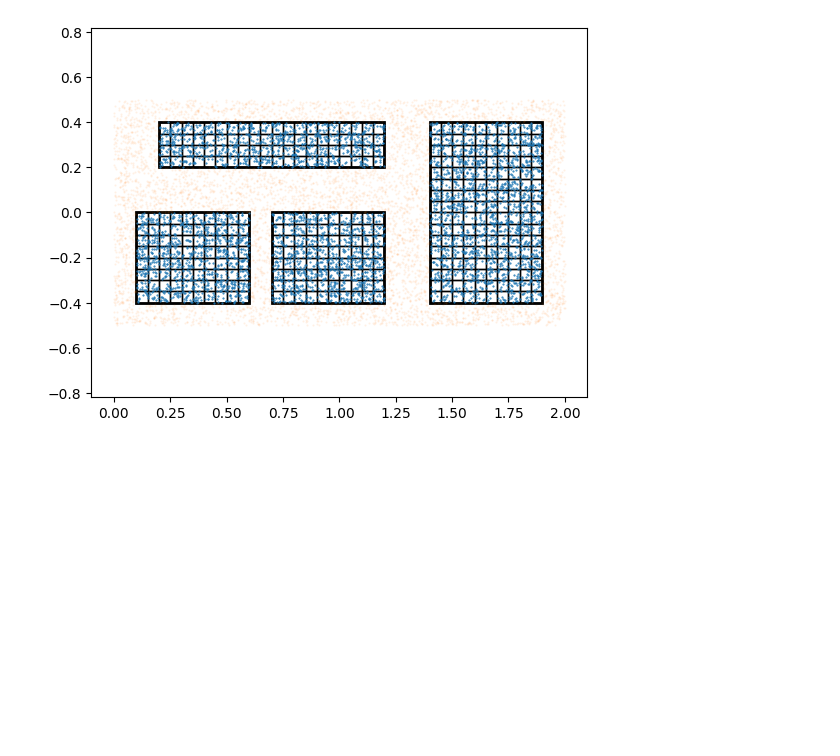
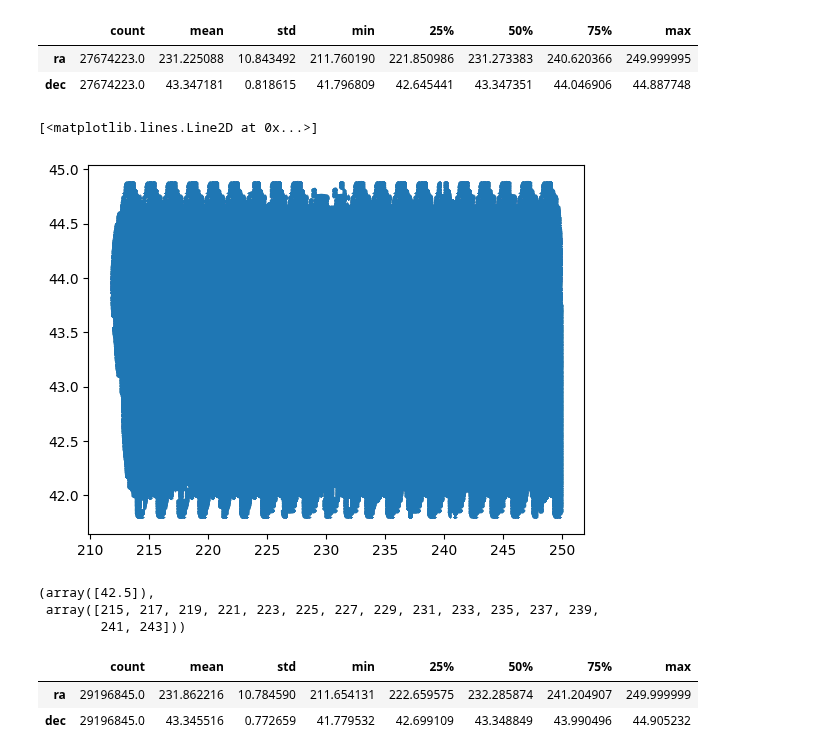
Before and after one commit to msssivadas10/cic_tests, a Jupyter notebook: count_in_cells/test.ipynb, the cells around one changed output. Drawn from its saved outputs; the diff is of its cells as text; code cells hidden in the pictures; blank space fills up the shorter version.

```diff
--- a/count_in_cells/test.ipynb
+++ b/count_in_cells/test.ipynb
@@ -7,40 +6,32 @@ from scipy.stats import binned_statistic_2d
-# %%
-rnd.seed(0)
-coord = rnd.uniform(low = (0.0, -0.5), high = (2.0, 0.5), size = (10_000, 2))
-
-patches = [(0.1, -0.4, 0.5, 0.4),
-           (0.7, -0.4, 0.5, 0.4),
-           (0.2, 0.2, 1.0, 0.2),
-           (1.4, -0.4, 0.5, 0.8)]
-
-r = 0.05
-cells = []
-for patch in patches:
-    x = np.arange(0, patch[2] + r, r)
-    x = x[ x <= patch[2] ] + patch[0]
-
-    y = np.arange(0, patch[3] + r, r)
-    y = y[ y <= patch[3] ] + patch[1]
-
-    cells.append((x, y))
-
-patch_id = np.repeat(-1, coord.shape[0])
-for i, patch in enumerate(patches):
-    x0, y0, w, h = patch
-    patch_id[ (x0 <= coord[:,0]) & (coord[:,0] <= x0 + w) & (y0 <= coord[:,1]) & (coord[:,1] <= y0 + h) ] = i
-
-
-m = (patch_id != -1)
-plt.plot(coord[m,0], coord[m,1], 'o', ms = 0.5)
-plt.plot(coord[~m,0], coord[~m,1], 'o', ms = 0.5, alpha = 0.1)
-plt.axis('equal')
-for (x, y), patch in zip(cells, patches):
-    rect = mpl_patches.Rectangle(patch[:2], patch[2], patch[3], lw=2, ec='black', fc='none')
-    plt.gca().add_patch(rect)
-
-    for xi in x[:-1]:
-        for yi in y[:-1]:
-            rect = mpl_patches.Rectangle((xi, yi), r, r, lw=1, ec='black', fc='none')
-            plt.gca().add_patch(rect)
-# %% [output]
-[figure, removed]
+# %%
+# with pd.read_csv('../../../data/hsc-ssp-pdr3_wide/photo_data/tmp/418296.csv.gz', header = 0, compression = 'gzip', chunksize = 10_000, iterator = True) as df:
+#     print(df.get_chunk(5))
+    # for df_i in df:
+    #     print(df_i)
+    #     break
+
+
+df = pd.read_csv('../../../data/hsc-ssp-pdr3_wide/photo_data/w2_rnd.csv.gz', header = 0, compression = 'gzip')
+# %%
+df[['ra', 'dec']].describe().transpose()
+# %% [output]
+|  | count | mean | std | min | 25% | 50% | 75% | max |
+| ra | 27674223.0 | 231.225088 | 10.843492 | 211.760190 | 221.850986 | 231.273383 | 240.620366 | 249.999995 |
+| dec | 27674223.0 | 43.347181 | 0.818615 | 41.796809 | 42.645441 | 43.347351 | 44.046906 | 44.887748 |
+# %%
+plt.plot(df['ra'], df['dec'], 'o', ms = 0.1, alpha = 0.1)
+# %% [output]
+[<matplotlib.lines.Line2D at 0x...>]
+[figure, added]
+# %%
+np.arange(42.5, 44.5, 2), np.arange(215, 245, 2)
+# %% [output]
+(array([42.5]),
+ array([215, 217, 219, 221, 223, 225, 227, 229, 231, 233, 235, 237, 239,
+        241, 243]))
+# %%
+df[['ra', 'dec']].describe().transpose()
+# %% [output]
+|  | count | mean | std | min | 25% | 50% | 75% | max |
+| ra | 29196845.0 | 231.862216 | 10.784590 | 211.654131 | 222.659575 | 232.285874 | 241.204907 | 249.999999 |
+| dec | 29196845.0 | 43.345516 | 0.772659 | 41.779532 | 42.699109 | 43.348849 | 43.990496 | 44.905232 |
```
Also changed, not shown: parts of 7 cells of this notebook, 5 other files.
